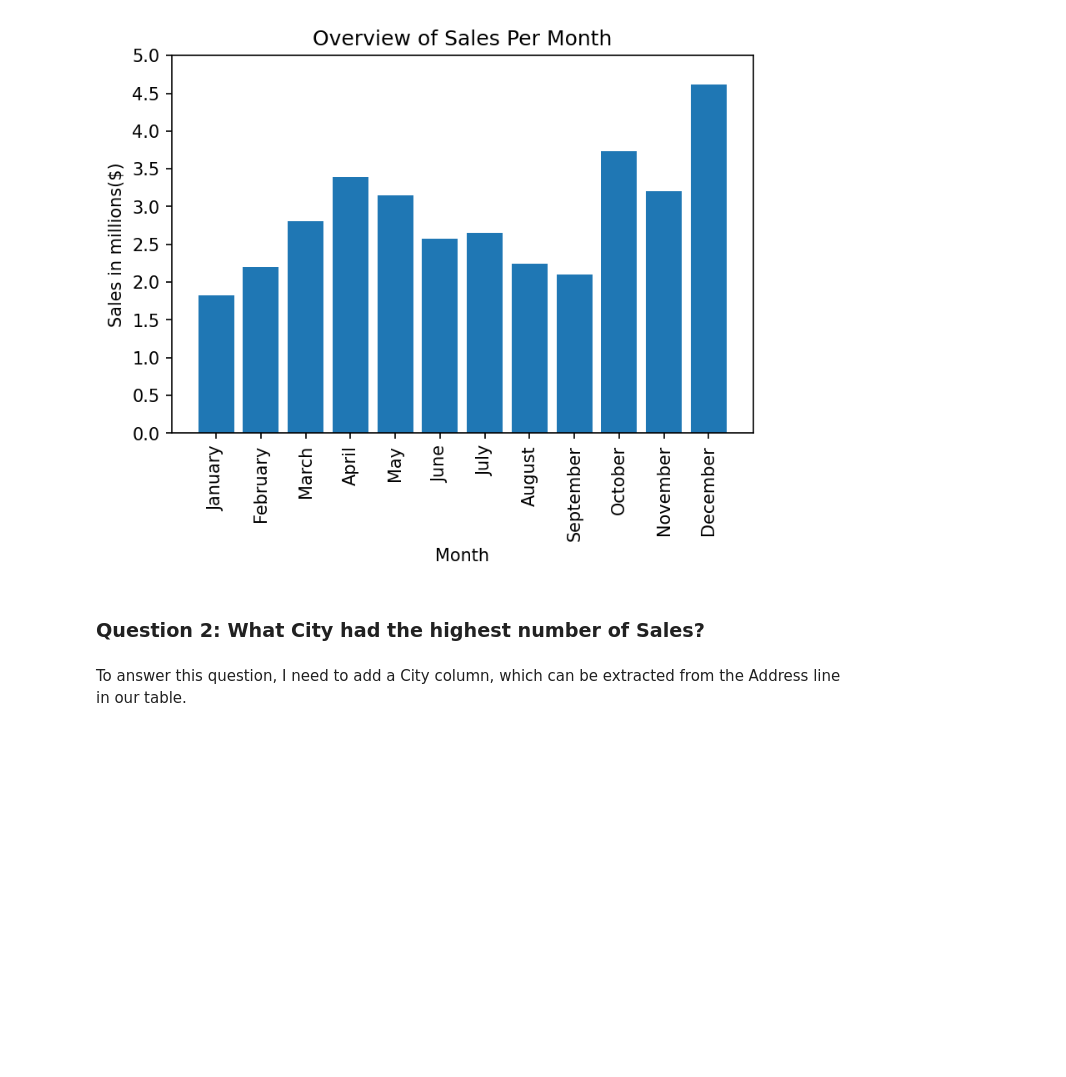
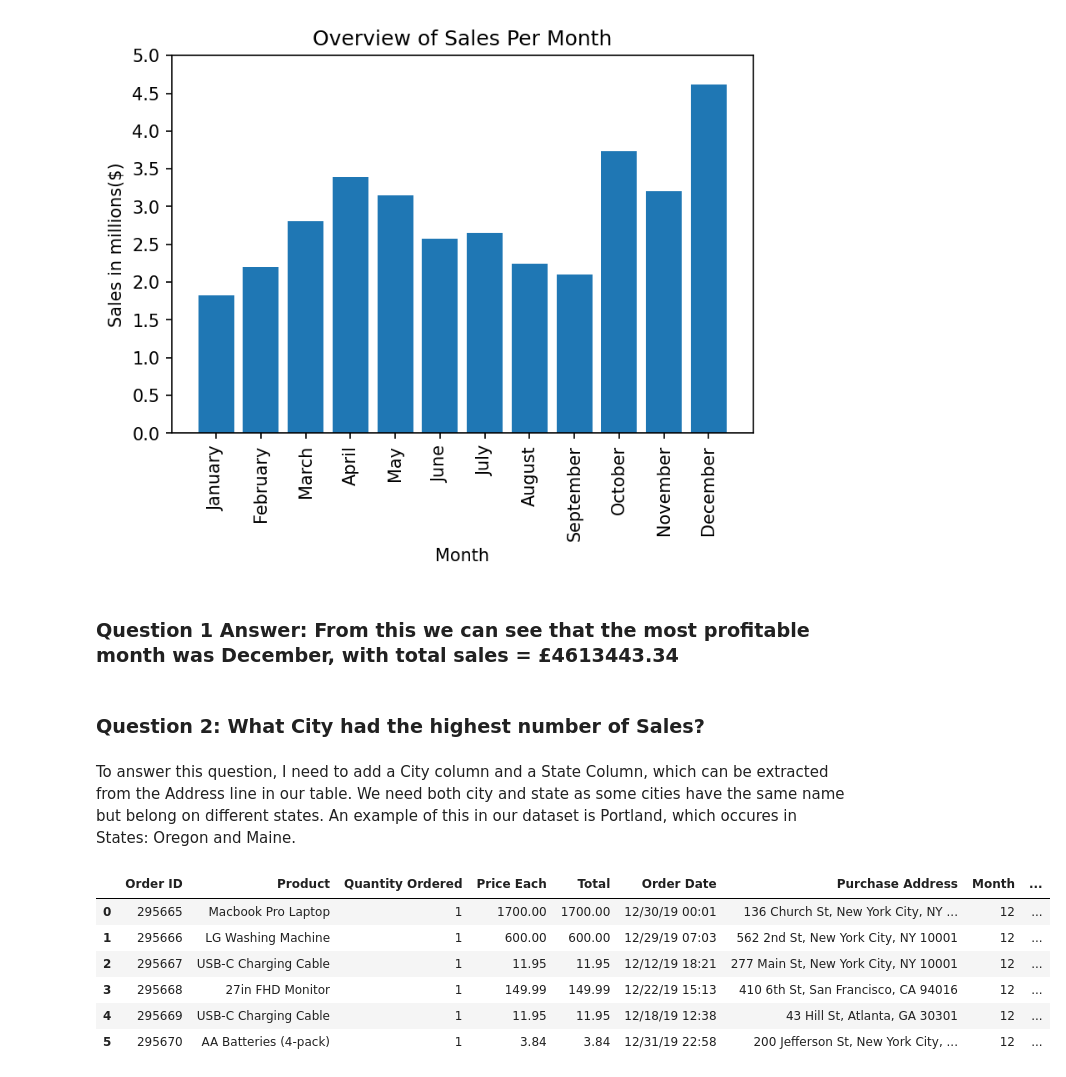
Before and after one commit to tajpatel58/Machine-Learning-, a Jupyter notebook: Data Science Practice/Sales Analysis/Sales_Analysis.ipynb, the cells around one changed output. Cells and saved outputs as stored; diff of their text form; code cells hidden in the pictures; blank space fills up the shorter version.

```diff
--- a/Data Science Practice/Sales Analysis/Sales_Analysis.ipynb
+++ b/Data Science Practice/Sales Analysis/Sales_Analysis.ipynb
@@ -134,15 +126,33 @@ plt.yticks(np.arange(0,5.5,0.5))
 plt.show()
 # %% [output]
 [figure]
+# %% [markdown]
+### Question 1 Answer: From this we can see that the most profitable month was December, with total sales = £4613443.34
 # %% [markdown]
 ### Question 2: What City had the highest number of Sales?
 # %% [markdown]
-To answer this question, I need to add a City column, which can be extracted from the Address line in our table.
+To answer this question, I need to add a City column and a State Column, which can be extracted from the Address line in our table.
+We need both city and state as some cities have the same name but belong on different states. An example of this in our dataset is Portland, which occures in States: Oregon and Maine.
 # %%
-# To obtain the city code, I split the address up based upon commas. I then take the final string in that list, which is the City code along with the ZIp code.
-# I can then split again based upon whitespace to access just the City Code.
-city_code =  clean_data['Purchase Address'].str.split(', ', expand=True).iloc[:,-1].str.split(' ',expand=True)
+# To obtain the city code, I split the address up based upon commas. I then take the middle string in that list, which is the City, I then also extract the State code from the address column.
 
-clean_data['City (Code)'] = city_code[0]
+#Private method, used in "apply" method of a dataframe.
+def _get_state(x):
+    return x.split(', ')[-1][:2]
 
-#clean_data.groupby(['City (Code)']).sum()
+def _get_city(x):
+    return x.split(', ')[-2]
+
+city =  clean_data['Purchase Address'].apply(lambda x: f'{_get_city(x)} ({_get_state(x)})')
+
+clean_data['City'] = city
+
+clean_data.head(6)
+# %% [output]
+|  | Order ID | Product | Quantity Ordered | Price Each | Total | Order Date | Purchase Address | Month | ... |
+| 0 | 295665 | Macbook Pro Laptop | 1 | 1700.00 | 1700.00 | 12/30/19 00:01 | 136 Church St, New York City, NY ... | 12 | ... |
+| 1 | 295666 | LG Washing Machine | 1 | 600.00 | 600.00 | 12/29/19 07:03 | 562 2nd St, New York City, NY 10001 | 12 | ... |
+| 2 | 295667 | USB-C Charging Cable | 1 | 11.95 | 11.95 | 12/12/19 18:21 | 277 Main St, New York City, NY 10001 | 12 | ... |
+| 3 | 295668 | 27in FHD Monitor | 1 | 149.99 | 149.99 | 12/22/19 15:13 | 410 6th St, San Francisco, CA 94016 | 12 | ... |
+| 4 | 295669 | USB-C Charging Cable | 1 | 11.95 | 11.95 | 12/18/19 12:38 | 43 Hill St, Atlanta, GA 30301 | 12 | ... |
+| 5 | 295670 | AA Batteries (4-pack) | 1 | 3.84 | 3.84 | 12/31/19 22:58 | 200 Jefferson St, New York City, ... | 12 | ... |
```
Also changed, not shown: parts of 8 cells of this notebook, 1 other file.
